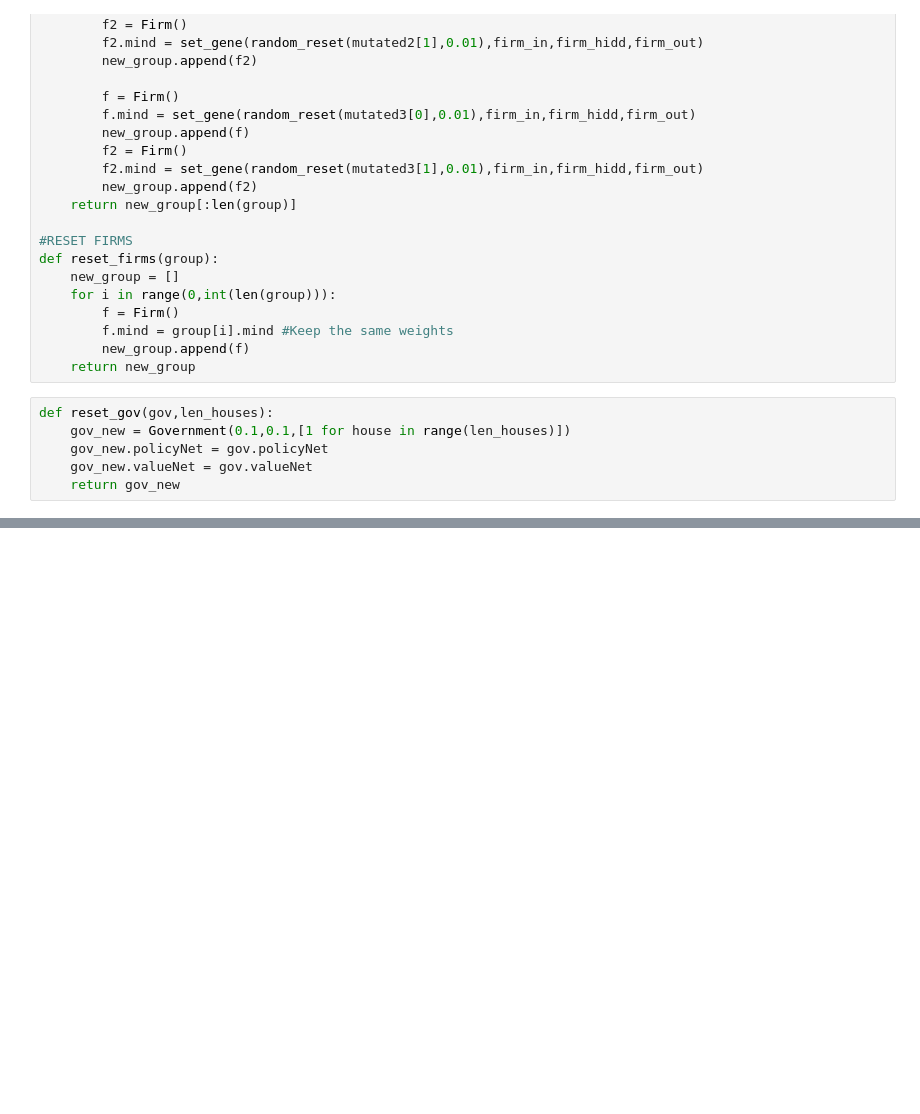
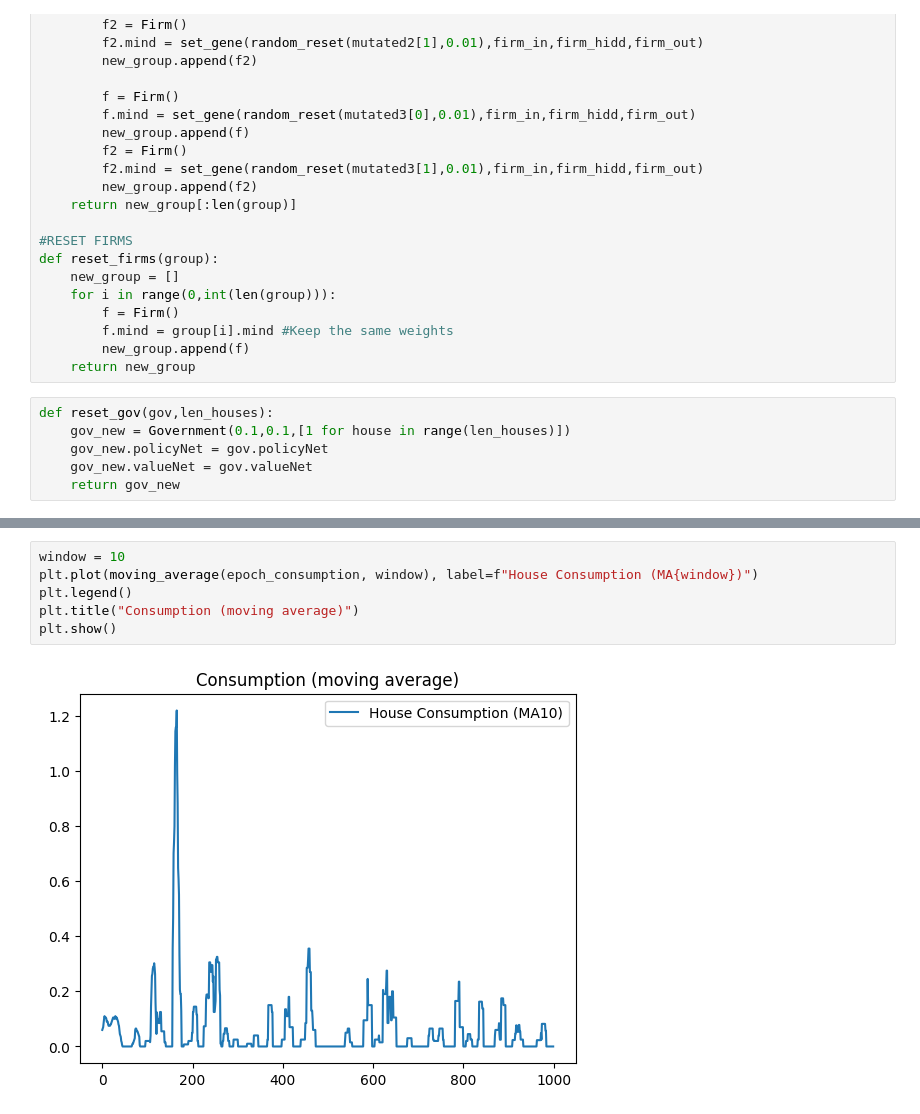
Before and after one commit to SuvrayanBandyopadhyay/AI-Economic-Simulation, a Jupyter notebook: NABIDES_Simulation.ipynb, the cells around one changed output, grey strips where cells are left out. Cells and saved outputs as stored; diff of their text form; blank space fills up the shorter version.

```diff
--- a/NABIDES_Simulation.ipynb
+++ b/NABIDES_Simulation.ipynb
@@ -801,0 +822,8 @@ plt.show()
+# %%
+window = 10
+plt.plot(moving_average(epoch_consumption, window), label=f"House Consumption (MA{window})")
+plt.legend()
+plt.title("Consumption (moving average)")
+plt.show()
+# %% [output]
+[figure, added]
```
Also changed, not shown: parts of 14 cells of this notebook, 2 other files.
